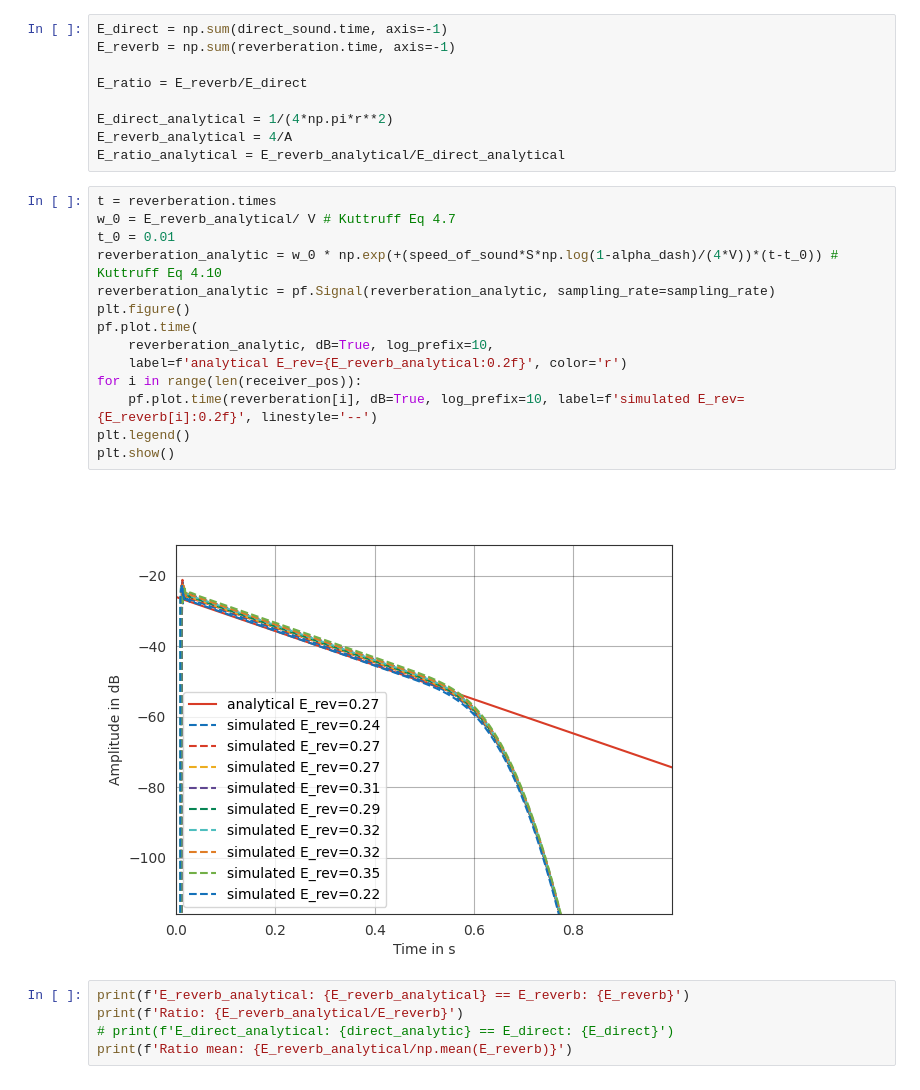
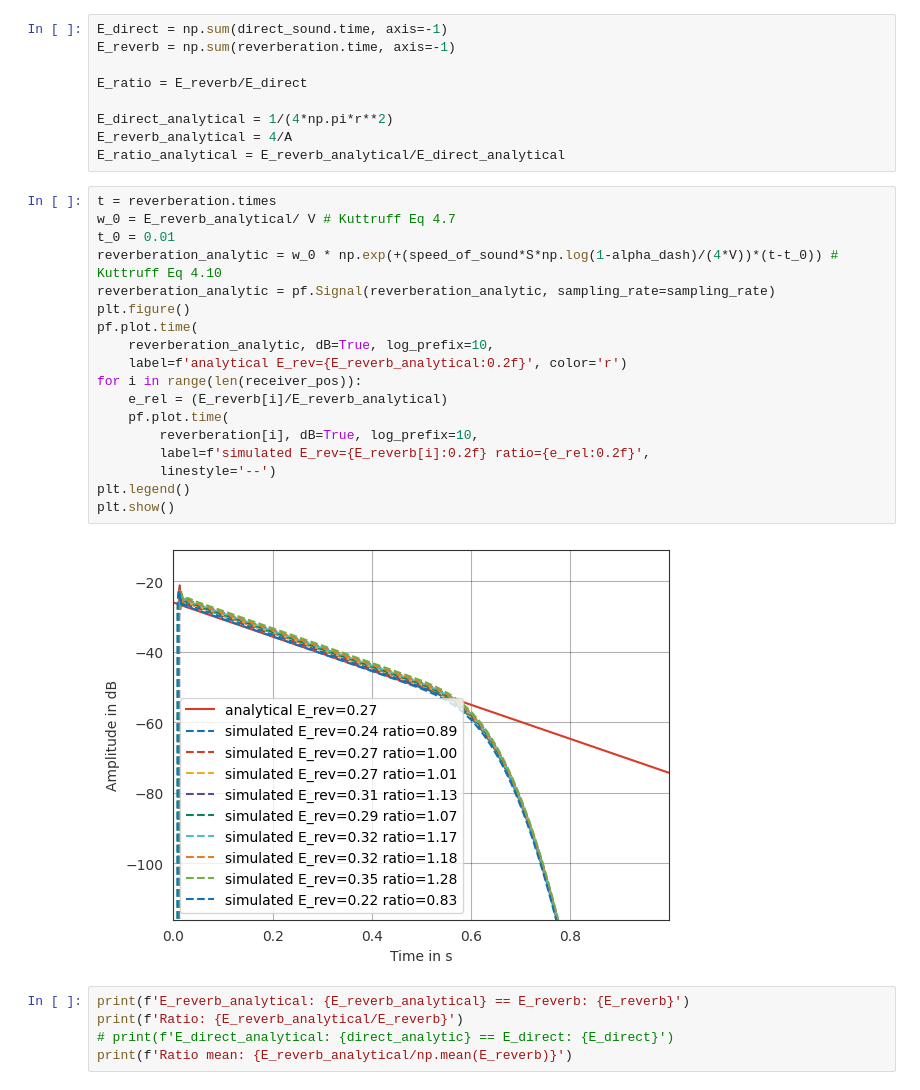
Before and after one commit to sparrow-acoustics/sparrowpy, a Jupyter notebook: examples/test_vs_analytic.ipynb, the cells around one changed output. Cells and saved outputs as stored; diff of their text form.

Commit message:
rerun example cmp vs analytic

```diff
--- a/examples/test_vs_analytic.ipynb
+++ b/examples/test_vs_analytic.ipynb
@@ -79,19 +79,23 @@ E_ratio_analytical = E_reverb_analytical/E_direct_analytical
 # %%
 t = reverberation.times
 w_0 = E_reverb_analytical/ V # Kuttruff Eq 4.7
 t_0 = 0.01
 reverberation_analytic = w_0 * np.exp(+(speed_of_sound*S*np.log(1-alpha_dash)/(4*V))*(t-t_0)) # Kuttruff Eq 4.10
 reverberation_analytic = pf.Signal(reverberation_analytic, sampling_rate=sampling_rate)
 plt.figure()
 pf.plot.time(
     reverberation_analytic, dB=True, log_prefix=10,
     label=f'analytical E_rev={E_reverb_analytical:0.2f}', color='r')
 for i in range(len(receiver_pos)):
-    pf.plot.time(reverberation[i], dB=True, log_prefix=10, label=f'simulated E_rev={E_reverb[i]:0.2f}', linestyle='--')
+    e_rel = (E_reverb[i]/E_reverb_analytical)
+    pf.plot.time(
+        reverberation[i], dB=True, log_prefix=10,
+        label=f'simulated E_rev={E_reverb[i]:0.2f} ratio={e_rel:0.2f}',
+        linestyle='--')
 plt.legend()
 plt.show()
 # %% [output]
-[figure, old version]
+[figure, new version]
 # %%
 print(f'E_reverb_analytical: {E_reverb_analytical} == E_reverb: {E_reverb}')
 print(f'Ratio: {E_reverb_analytical/E_reverb}')
```
Also changed, not shown: parts of 1 cell of this notebook, 1 other file.
